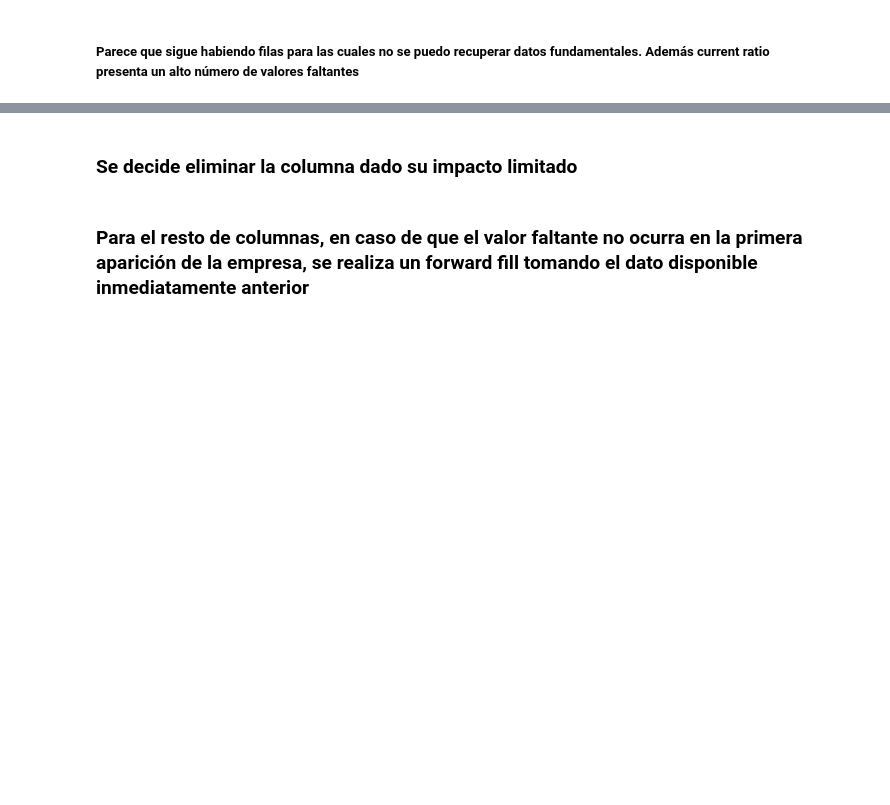
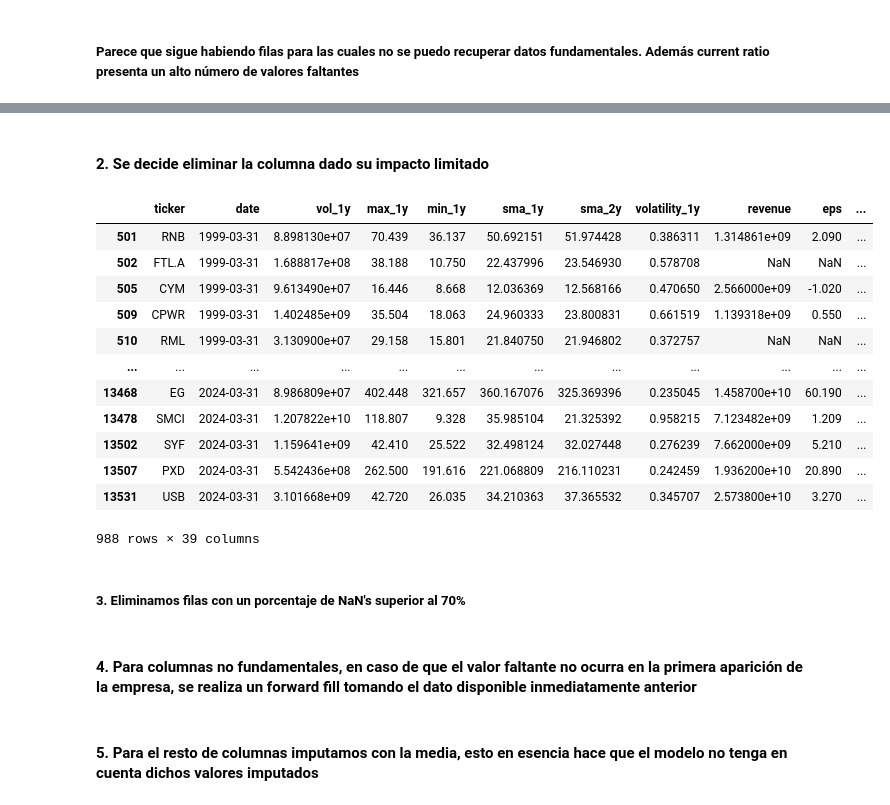
Before and after one commit to igmun/tfg-code, a Jupyter notebook: notebooks/5. data_cleansing.ipynb, the cells around one changed output, grey strips where cells are left out. Drawn from its saved outputs; the diff is of its cells as text; code cells hidden in the pictures; blank space fills up the shorter version.

```diff
--- a/notebooks/5. data_cleansing.ipynb
+++ b/notebooks/5. data_cleansing.ipynb
@@ -148,5 +148,23 @@ sharpe_1y             0
 dtype: int64
 # %% [markdown]
-### Se decide eliminar la columna dado su impacto limitado
+#### 2. Se decide eliminar la columna dado su impacto limitado
 # %%
 data_clean = data_clean.drop(columns=['currentratio'])
+# %%
+data_clean[data_clean.isnull().any(axis=1)]
+# %% [output]
+|  | ticker | date | vol_1y | max_1y | min_1y | sma_1y | sma_2y | volatility_1y | revenue | eps | ... |
+| 501 | RNB | 1999-03-31 | 8.898130e+07 | 70.439 | 36.137 | 50.692151 | 51.974428 | 0.386311 | 1.314861e+09 | 2.090 | ... |
+| 502 | FTL.A | 1999-03-31 | 1.688817e+08 | 38.188 | 10.750 | 22.437996 | 23.546930 | 0.578708 | NaN | NaN | ... |
+| 505 | CYM | 1999-03-31 | 9.613490e+07 | 16.446 | 8.668 | 12.036369 | 12.568166 | 0.470650 | 2.566000e+09 | -1.020 | ... |
+| 509 | CPWR | 1999-03-31 | 1.402485e+09 | 35.504 | 18.063 | 24.960333 | 23.800831 | 0.661519 | 1.139318e+09 | 0.550 | ... |
+| 510 | RML | 1999-03-31 | 3.130900e+07 | 29.158 | 15.801 | 21.840750 | 21.946802 | 0.372757 | NaN | NaN | ... |
+| ... | ... | ... | ... | ... | ... | ... | ... | ... | ... | ... | ... |
+| 13468 | EG | 2024-03-31 | 8.986809e+07 | 402.448 | 321.657 | 360.167076 | 325.369396 | 0.235045 | 1.458700e+10 | 60.190 | ... |
+| 13478 | SMCI | 2024-03-31 | 1.207822e+10 | 118.807 | 9.328 | 35.985104 | 21.325392 | 0.958215 | 7.123482e+09 | 1.209 | ... |
+| 13502 | SYF | 2024-03-31 | 1.159641e+09 | 42.410 | 25.522 | 32.498124 | 32.027448 | 0.276239 | 7.662000e+09 | 5.210 | ... |
+| 13507 | PXD | 2024-03-31 | 5.542436e+08 | 262.500 | 191.616 | 221.068809 | 216.110231 | 0.242459 | 1.936200e+10 | 20.890 | ... |
+| 13531 | USB | 2024-03-31 | 3.101668e+09 | 42.720 | 26.035 | 34.210363 | 37.365532 | 0.345707 | 2.573800e+10 | 3.270 | ... |
+988 rows × 39 columns
+# %% [markdown]
+##### 3. Eliminamos filas con un porcentaje de NaN's superior al 70%
@@ -153,3 +174,3 @@ data_clean = data_clean.drop(columns=['currentratio'])
 # %% [markdown]
-### Para el resto de columnas, en caso de que el valor faltante no ocurra en la primera aparición de la empresa, se realiza un forward fill tomando el dato disponible inmediatamente anterior
+#### 4. Para columnas no fundamentales, en caso de que el valor faltante no ocurra en la primera aparición de la empresa, se realiza un forward fill tomando el dato disponible inmediatamente anterior
 # %%
@@ -156,0 +193,2 @@ data_clean = data_clean.groupby('ticker').apply(lambda g: g.fillna(method='ffill
+# %% [markdown]
+#### 5. Para el resto de columnas imputamos con la media, esto en esencia hace que el modelo no tenga en cuenta dichos valores imputados
```
Also changed, not shown: parts of 15 cells of this notebook, 11 other files.
